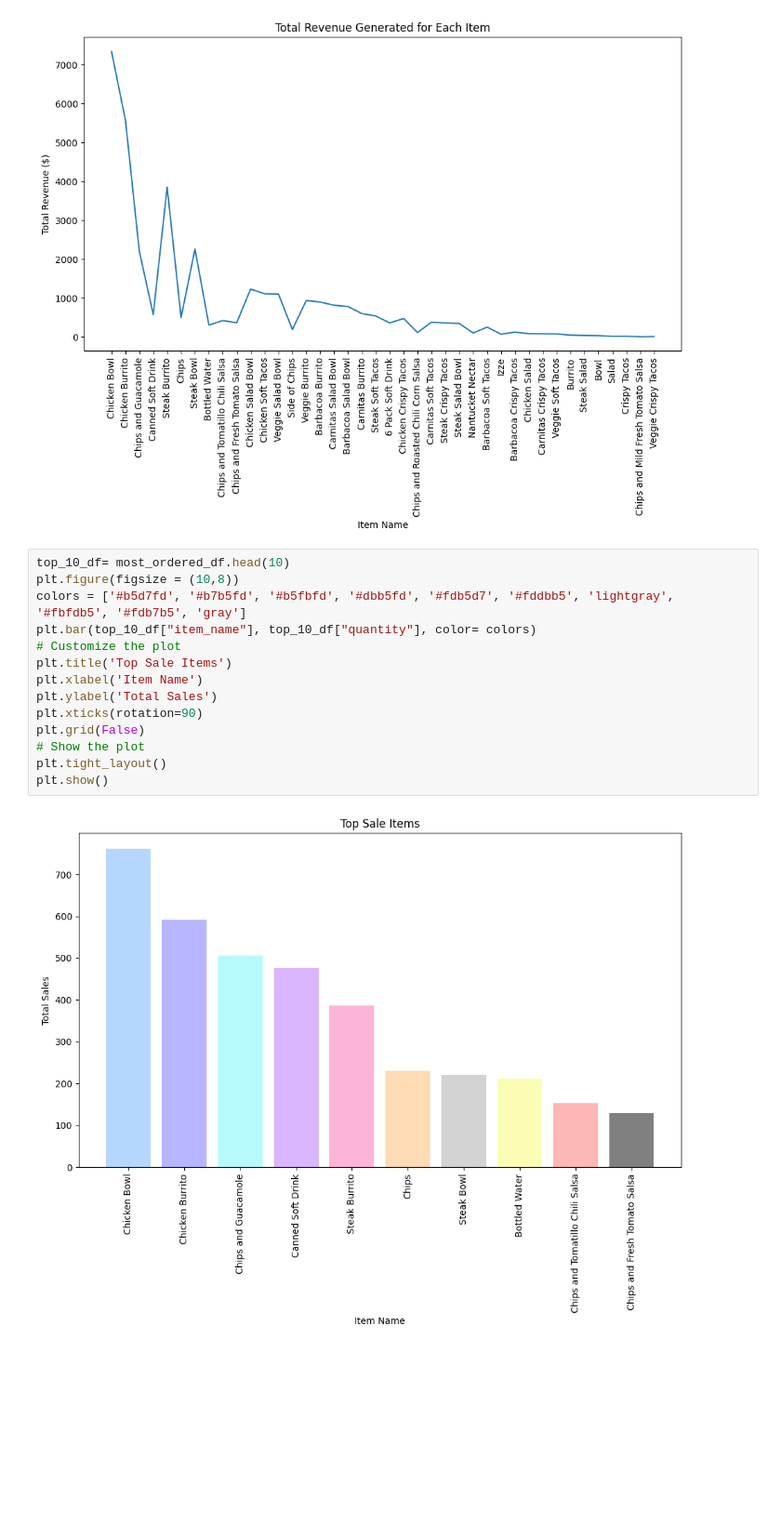
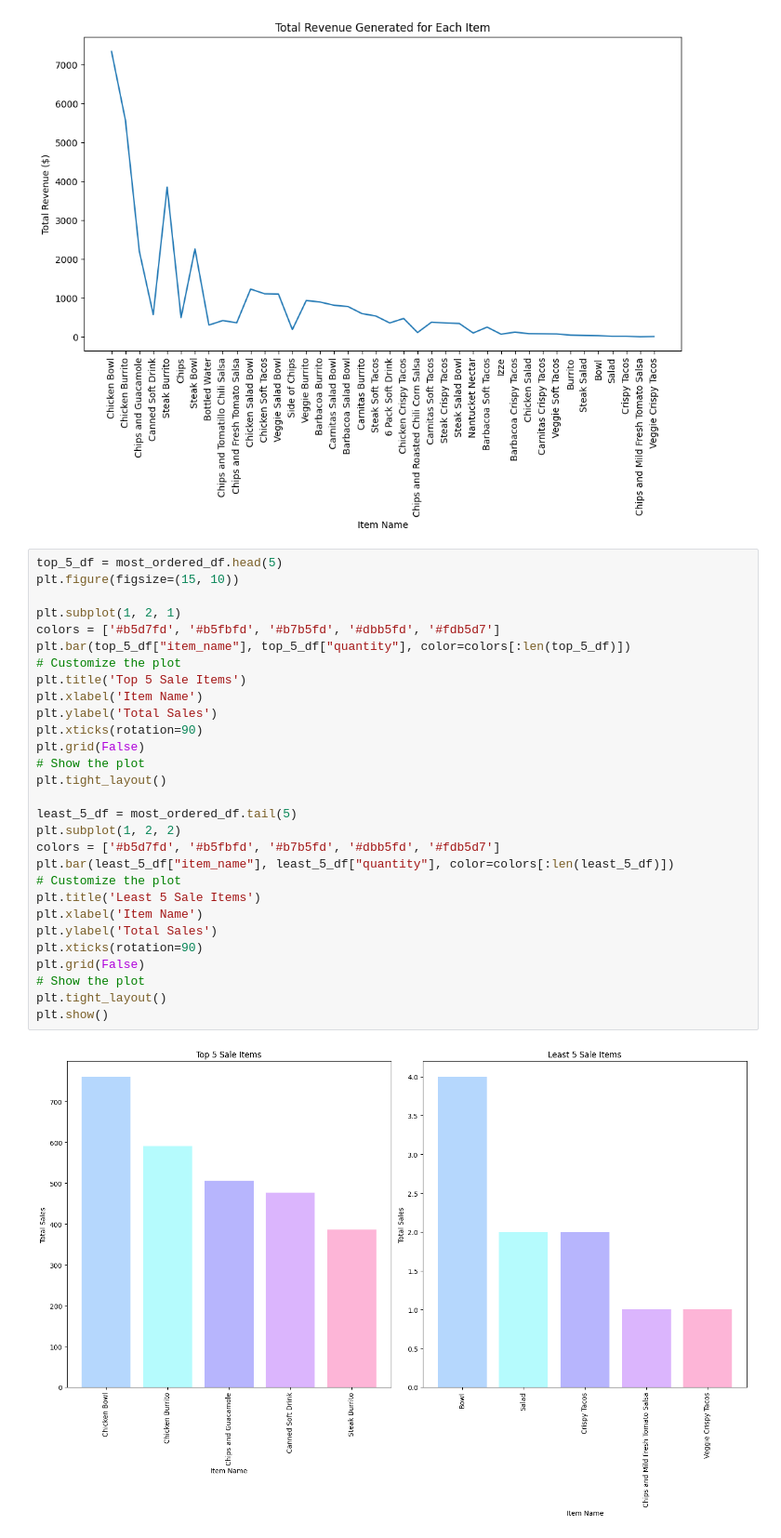
Before and after one commit to aamanhassan/Chipotle, a Jupyter notebook: Chipotle.ipynb, the cells around one changed output. Shown: that part at 93% size. Cells and saved outputs as stored; diff of their text form; blank space fills up the shorter version.

```diff
--- a/Chipotle.ipynb
+++ b/Chipotle.ipynb
@@ -171,21 +159,36 @@ plt.show()
 # %% [output]
 [figure]
 # %%
-top_10_df= most_ordered_df.head(10)
-plt.figure(figsize = (10,8))
-colors = ['#b5d7fd', '#b7b5fd', '#b5fbfd', '#dbb5fd', '#fdb5d7', '#fddbb5', 'lightgray', '#fbfdb5', '#fdb7b5', 'gray']
-plt.bar(top_10_df["item_name"], top_10_df["quantity"], color= colors)
+top_5_df = most_ordered_df.head(5)
+plt.figure(figsize=(15, 10))
+
+plt.subplot(1, 2, 1)
+colors = ['#b5d7fd', '#b5fbfd', '#b7b5fd', '#dbb5fd', '#fdb5d7']
+plt.bar(top_5_df["item_name"], top_5_df["quantity"], color=colors[:len(top_5_df)])
 # Customize the plot
-plt.title('Top Sale Items')
+plt.title('Top 5 Sale Items')
+plt.xlabel('Item Name')
+plt.ylabel('Total Sales')
+plt.xticks(rotation=90)
+plt.grid(False)
+# Show the plot
+plt.tight_layout()
+
+least_5_df = most_ordered_df.tail(5)
+plt.subplot(1, 2, 2)
+colors = ['#b5d7fd', '#b5fbfd', '#b7b5fd', '#dbb5fd', '#fdb5d7']
+plt.bar(least_5_df["item_name"], least_5_df["quantity"], color=colors[:len(least_5_df)])
+# Customize the plot
+plt.title('Least 5 Sale Items')
 plt.xlabel('Item Name')
 plt.ylabel('Total Sales')
 plt.xticks(rotation=90)
 plt.grid(False)
 # Show the plot
 plt.tight_layout()
 plt.show()
 # %% [output]
-[figure, old version]
+[figure, new version]
 # %%
 # Create a pie chart for the top 5 most revenue generated items
 top_5_df = most_ordered_df.head(5)
```
Also changed, not shown: parts of 2 cells of this notebook.
